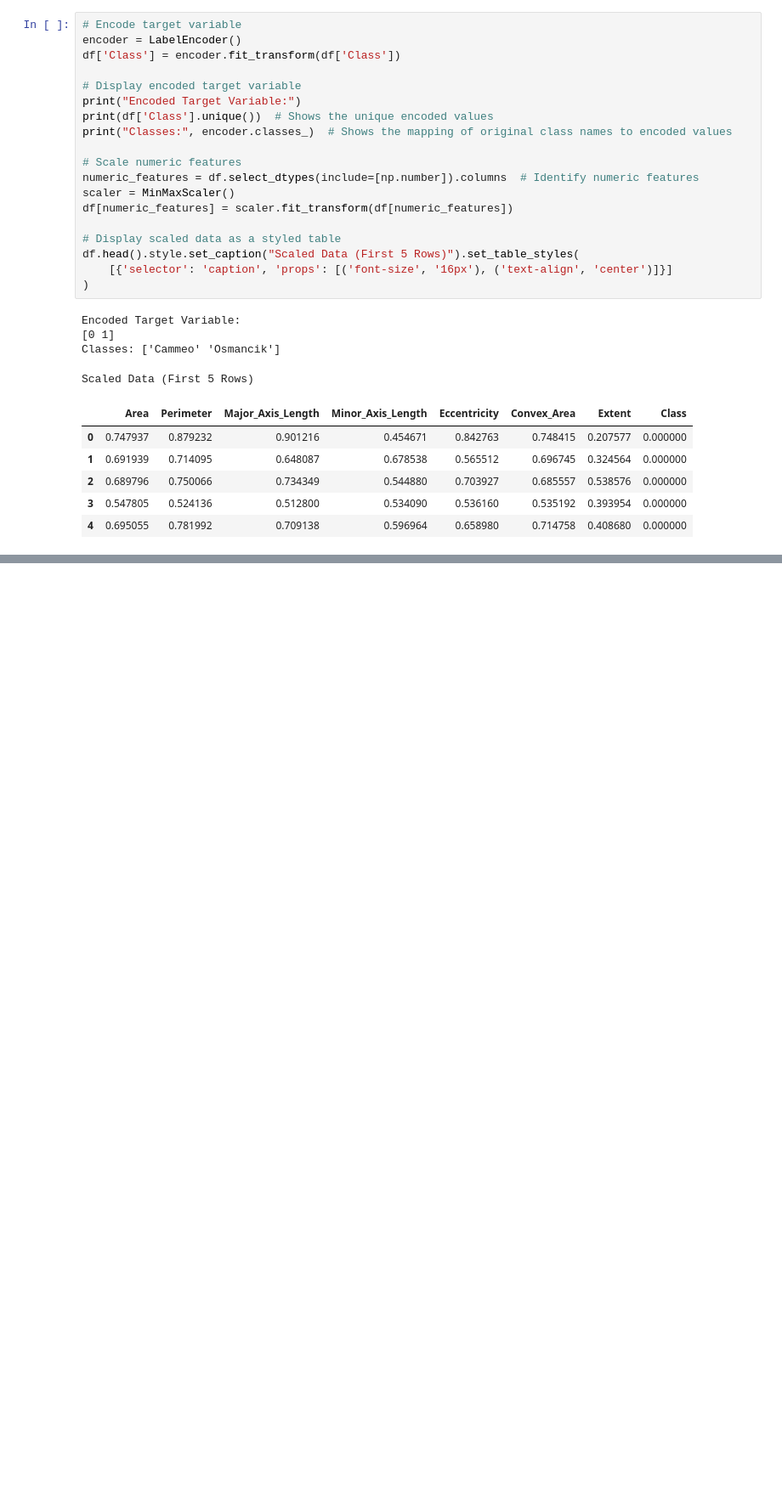
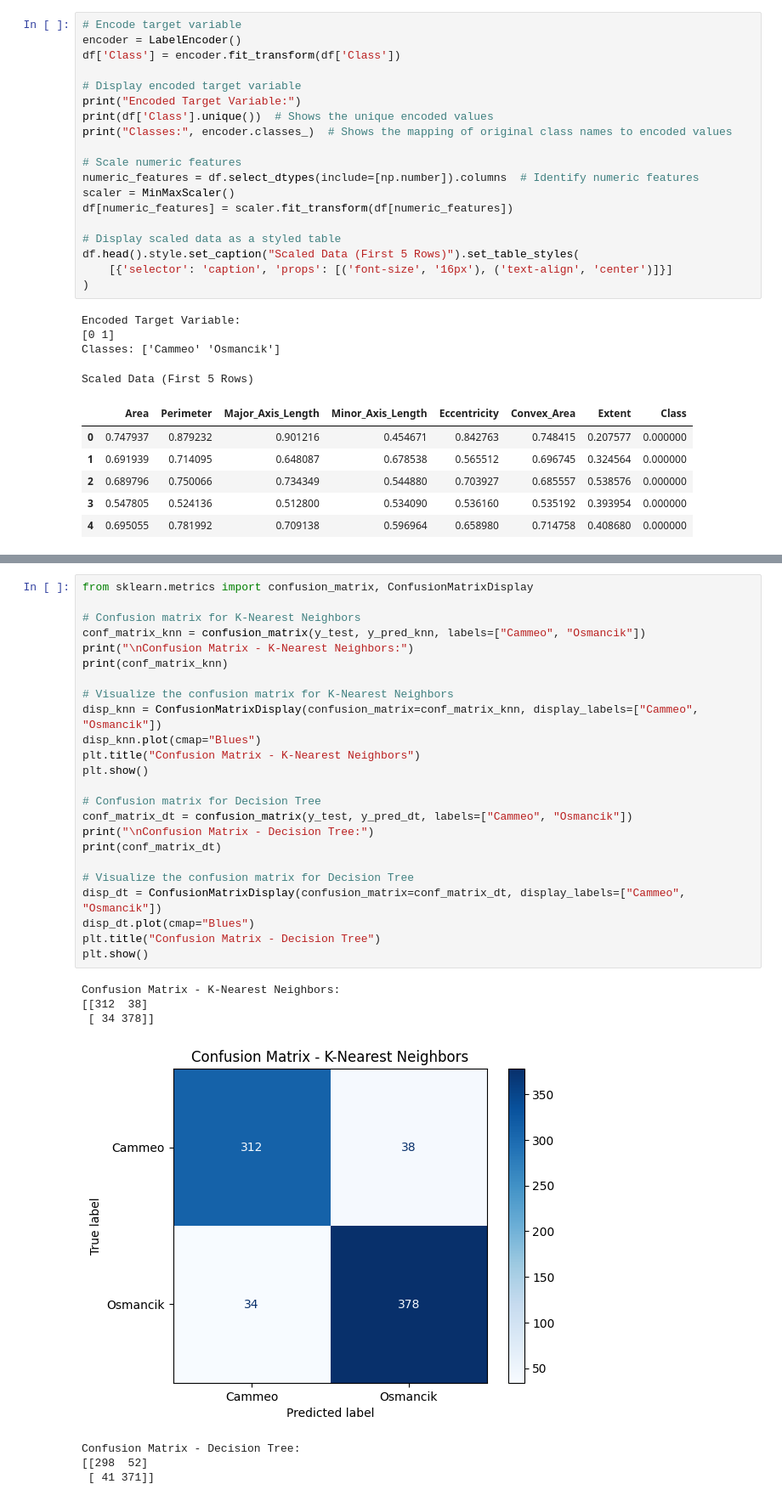
Before and after one commit to irtizzaaa/Machine-Learning-Assignment, a Jupyter notebook: ML_Task1.ipynb, the cells around one changed output, grey strips where cells are left out. Shown at 85% size. Cells and saved outputs as stored; diff of their text form; blank space fills up the shorter version.

```diff
--- a/ML_Task1.ipynb
+++ b/ML_Task1.ipynb
@@ -410,0 +357,32 @@ Random Forest Classification Report:
+# %%
+from sklearn.metrics import confusion_matrix, ConfusionMatrixDisplay
+
+# Confusion matrix for K-Nearest Neighbors
+conf_matrix_knn = confusion_matrix(y_test, y_pred_knn, labels=["Cammeo", "Osmancik"])
+print("\nConfusion Matrix - K-Nearest Neighbors:")
+print(conf_matrix_knn)
+
+# Visualize the confusion matrix for K-Nearest Neighbors
+disp_knn = ConfusionMatrixDisplay(confusion_matrix=conf_matrix_knn, display_labels=["Cammeo", "Osmancik"])
+disp_knn.plot(cmap="Blues")
+plt.title("Confusion Matrix - K-Nearest Neighbors")
+plt.show()
+
+# Confusion matrix for Decision Tree
+conf_matrix_dt = confusion_matrix(y_test, y_pred_dt, labels=["Cammeo", "Osmancik"])
+print("\nConfusion Matrix - Decision Tree:")
+print(conf_matrix_dt)
+
+# Visualize the confusion matrix for Decision Tree
+disp_dt = ConfusionMatrixDisplay(confusion_matrix=conf_matrix_dt, display_labels=["Cammeo", "Osmancik"])
+disp_dt.plot(cmap="Blues")
+plt.title("Confusion Matrix - Decision Tree")
+plt.show()
+# %% [output]
+Confusion Matrix - K-Nearest Neighbors:
+[[312  38]
+ [ 34 378]]
+[figure, added]
+Confusion Matrix - Decision Tree:
+[[298  52]
+ [ 41 371]]
```
Also changed, not shown: parts of 3 cells of this notebook, 2 other files.
